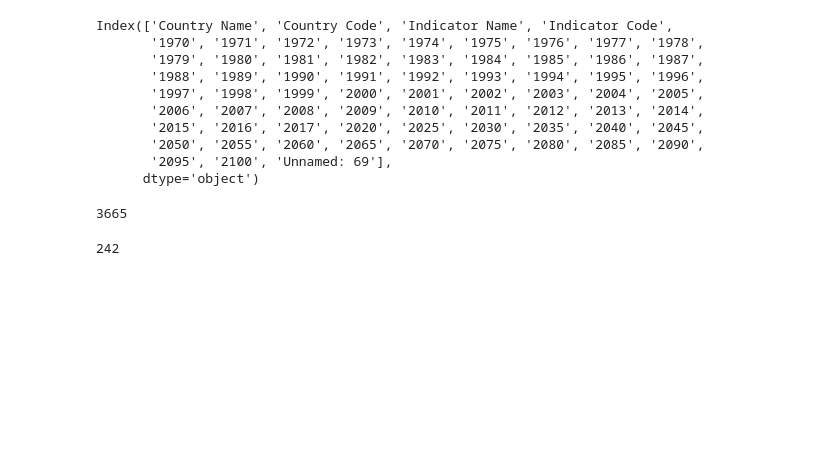
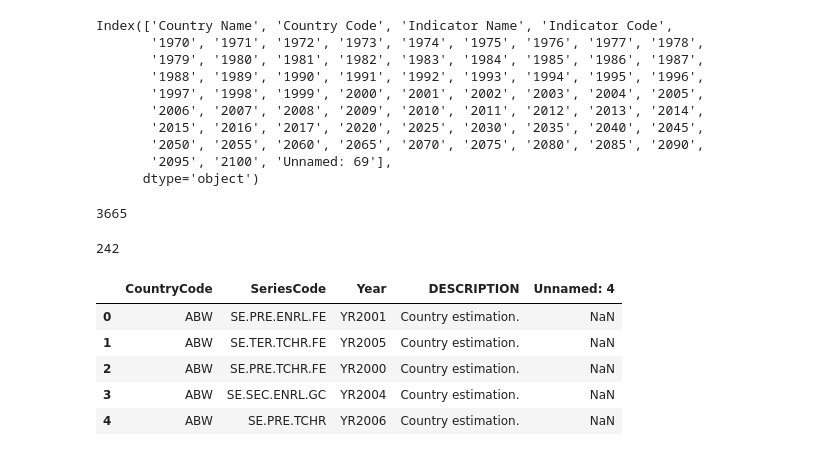
Before and after one commit to Kaizensk/WorldBank-global-Education-analysis, a Jupyter notebook: ShwetaKumari_World_Bank_Global_Education_Analysis_Capstone_Project.ipynb, the cells around one changed output. Drawn from its saved outputs; the diff is of its cells as text; code cells hidden in the pictures; blank space fills up the shorter version.

```diff
--- a/ShwetaKumari_World_Bank_Global_Education_Analysis_Capstone_Project.ipynb
+++ b/ShwetaKumari_World_Bank_Global_Education_Analysis_Capstone_Project.ipynb
@@ -183,3 +183,14 @@ df_StatsData['Indicator Name'].nunique()
 df_StatsData['Country Name'].nunique()
 # %% [output]
 242
+# %%
+df_StatsFootNote=pd.read_csv(path+'EdStatsFootNote.csv')
+# %%
+df_StatsFootNote.head()
+# %% [output]
+|  | CountryCode | SeriesCode | Year | DESCRIPTION | Unnamed: 4 |
+| 0 | ABW | SE.PRE.ENRL.FE | YR2001 | Country estimation. | NaN |
+| 1 | ABW | SE.TER.TCHR.FE | YR2005 | Country estimation. | NaN |
+| 2 | ABW | SE.PRE.TCHR.FE | YR2000 | Country estimation. | NaN |
+| 3 | ABW | SE.SEC.ENRL.GC | YR2004 | Country estimation. | NaN |
+| 4 | ABW | SE.PRE.TCHR | YR2006 | Country estimation. | NaN |
```
Also changed, not shown: parts of 12 cells of this notebook.
